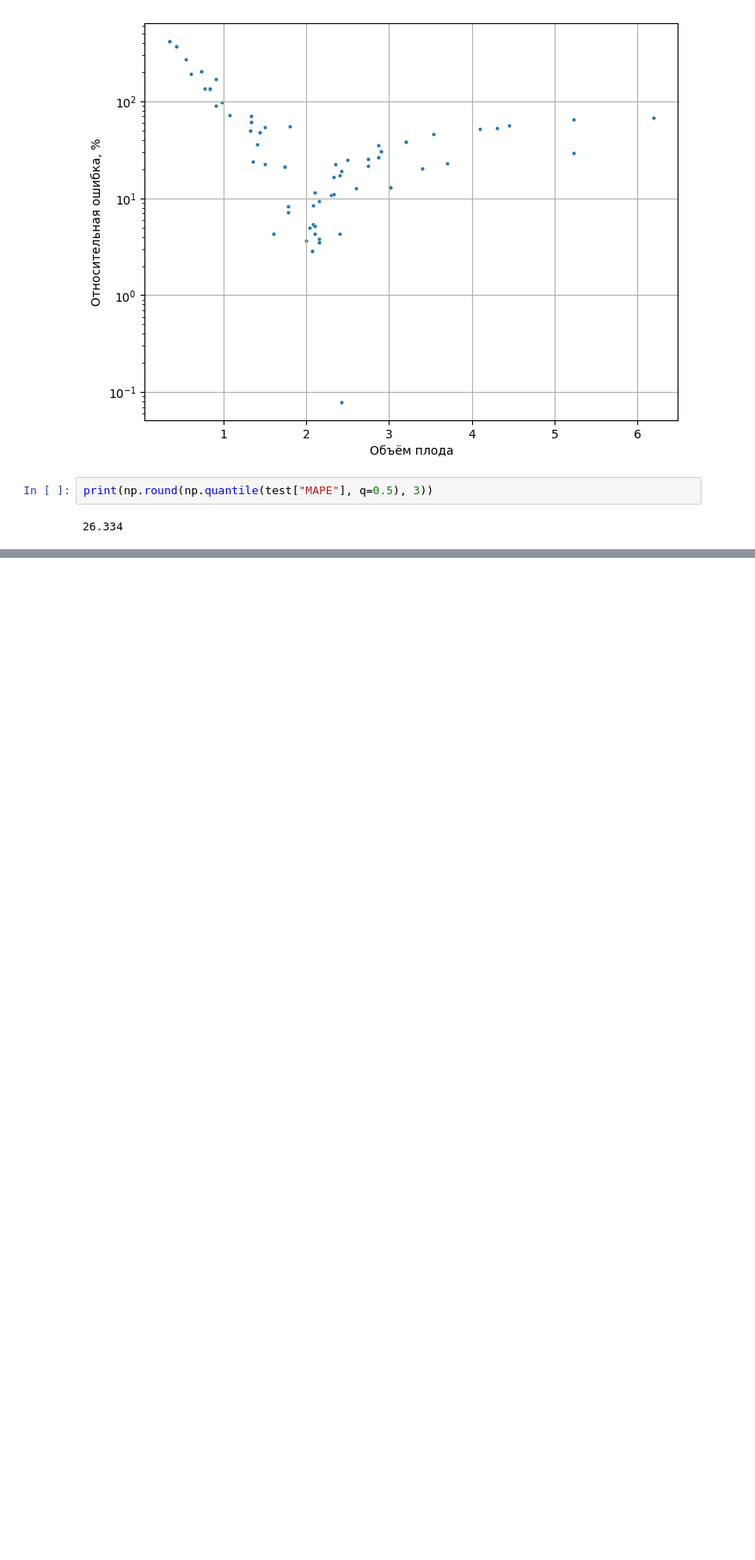
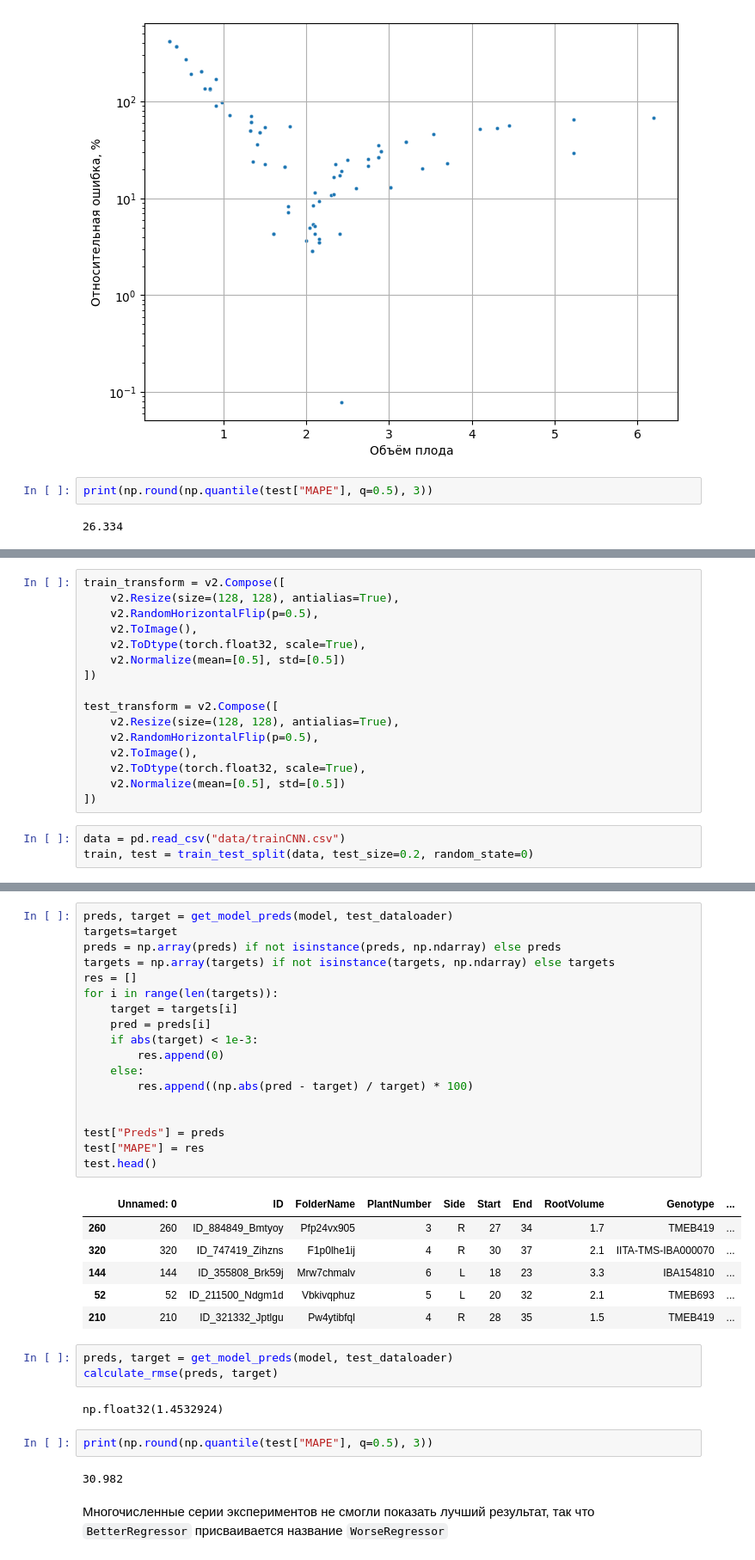
Before and after one commit to EHAT32/manioka, a Jupyter notebook: train_CNN_without_seg.ipynb, the cells around one changed output, grey strips where cells are left out. Shown at 86% size. Cells and saved outputs as stored; diff of their text form; blank space fills up the shorter version.

````diff
--- a/train_CNN_without_seg.ipynb
+++ b/train_CNN_without_seg.ipynb
@@ -475,0 +535,19 @@ print(np.round(np.quantile(test["MAPE"], q=0.5), 3))
+# %%
+train_transform = v2.Compose([
+    v2.Resize(size=(128, 128), antialias=True),
+    v2.RandomHorizontalFlip(p=0.5),
+    v2.ToImage(),
+    v2.ToDtype(torch.float32, scale=True),
+    v2.Normalize(mean=[0.5], std=[0.5])
+])
+
+test_transform = v2.Compose([
+    v2.Resize(size=(128, 128), antialias=True),
+    v2.RandomHorizontalFlip(p=0.5),
+    v2.ToImage(),
+    v2.ToDtype(torch.float32, scale=True),
+    v2.Normalize(mean=[0.5], std=[0.5])
+])
+# %%
+data = pd.read_csv("data/trainCNN.csv")
+train, test = train_test_split(data, test_size=0.2, random_state=0)
@@ -475,0 +603,36 @@ print(np.round(np.quantile(test["MAPE"], q=0.5), 3))
+# %%
+preds, target = get_model_preds(model, test_dataloader)
+targets=target
+preds = np.array(preds) if not isinstance(preds, np.ndarray) else preds
+targets = np.array(targets) if not isinstance(targets, np.ndarray) else targets
+res = []
+for i in range(len(targets)):
+    target = targets[i]
+    pred = preds[i]
+    if abs(target) < 1e-3:
+        res.append(0)
+    else:
+        res.append((np.abs(pred - target) / target) * 100)
+
+
+test["Preds"] = preds
+test["MAPE"] = res
+test.head()
+# %% [output]
+|  | Unnamed: 0 | ID | FolderName | PlantNumber | Side | Start | End | RootVolume | Genotype | ... |
+| 260 | 260 | ID_884849_Bmtyoy | Pfp24vx905 | 3 | R | 27 | 34 | 1.7 | TMEB419 | ... |
+| 320 | 320 | ID_747419_Zihzns | F1p0lhe1ij | 4 | R | 30 | 37 | 2.1 | IITA-TMS-IBA000070 | ... |
+| 144 | 144 | ID_355808_Brk59j | Mrw7chmalv | 6 | L | 18 | 23 | 3.3 | IBA154810 | ... |
+| 52 | 52 | ID_211500_Ndgm1d | Vbkivqphuz | 5 | L | 20 | 32 | 2.1 | TMEB693 | ... |
+| 210 | 210 | ID_321332_Jptlgu | Pw4ytibfql | 4 | R | 28 | 35 | 1.5 | TMEB419 | ... |
+# %%
+preds, target = get_model_preds(model, test_dataloader)
+calculate_rmse(preds, target)
+# %% [output]
+np.float32(1.4532924)
+# %%
+print(np.round(np.quantile(test["MAPE"], q=0.5), 3))
+# %% [output]
+30.982
+# %% [markdown]
+Многочисленные серии экспериментов не смогли показать лучший результат, так что ```BetterRegressor``` присваивается название  ```WorseRegressor```
````
Also changed, not shown: parts of 6 cells of this notebook.
